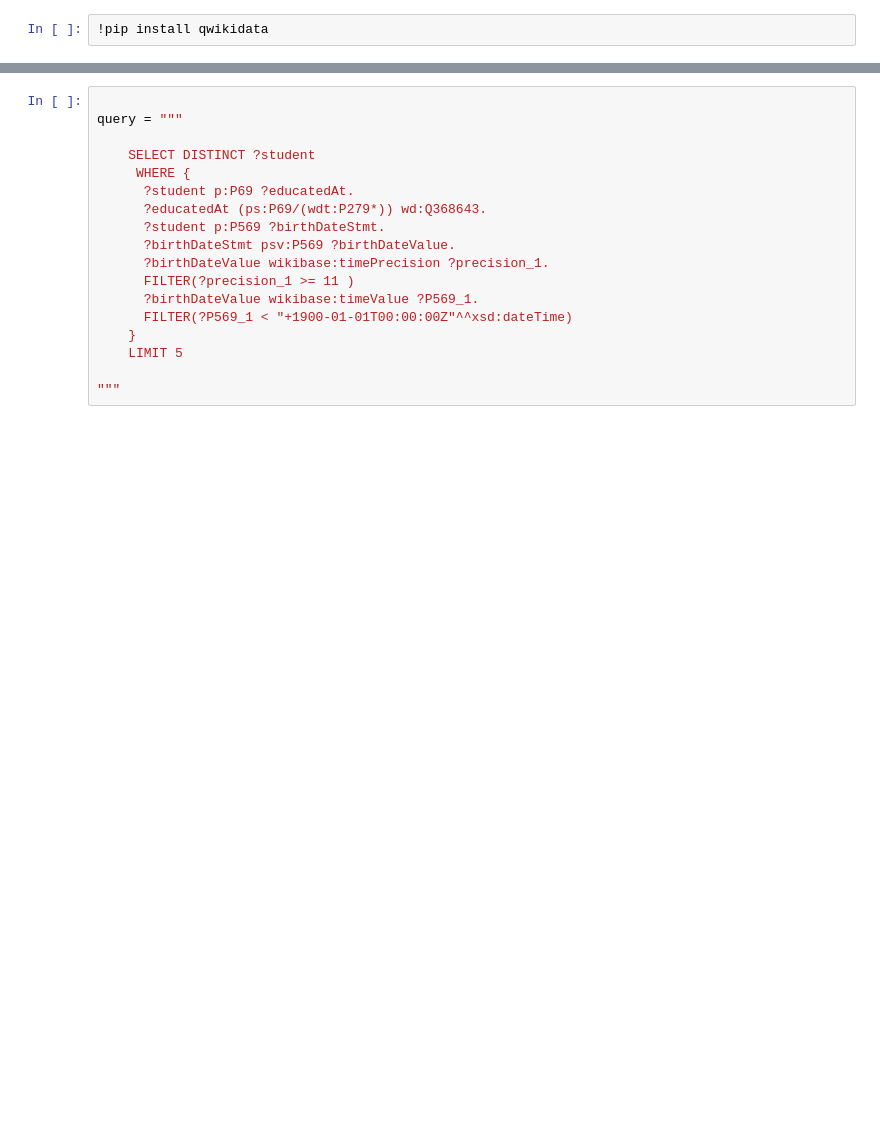
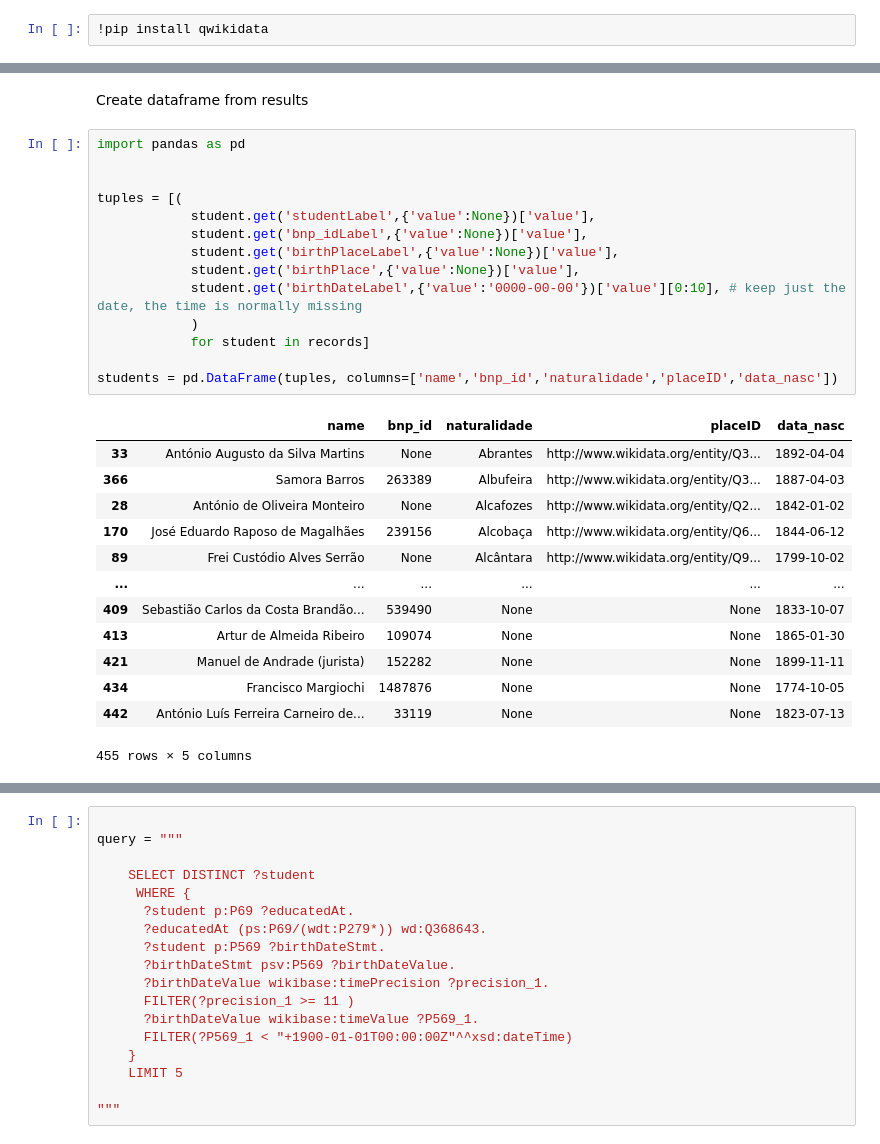
Before and after one commit to joaquimrcarvalho/fauc1537-1919, a Jupyter notebook: notebooks/995-linked_data_sandbox.ipynb, the cells around one changed output, grey strips where cells are left out. Drawn from its saved outputs; the diff is of its cells as text; blank space fills up the shorter version.

Commit message:
Improve wikidata and BNP integration

```diff
--- a/notebooks/995-linked_data_sandbox.ipynb
+++ b/notebooks/995-linked_data_sandbox.ipynb
@@ -108,0 +113,30 @@ records[:4]
+# %% [markdown]
+Create dataframe from results
+# %%
+import pandas as pd
+
+
+tuples = [(
+            student.get('studentLabel',{'value':None})['value'],
+            student.get('bnp_idLabel',{'value':None})['value'],
+            student.get('birthPlaceLabel',{'value':None})['value'],
+            student.get('birthPlace',{'value':None})['value'],
+            student.get('birthDateLabel',{'value':'0000-00-00'})['value'][0:10], # keep just the date, the time is normally missing
+            )
+            for student in records]
+
+students = pd.DataFrame(tuples, columns=['name','bnp_id','naturalidade','placeID','data_nasc'])
+# %% [output]
+|  | name | bnp_id | naturalidade | placeID | data_nasc |
+| 33 | António Augusto da Silva Martins | None | Abrantes | http://www.wikidata.org/entity/Q3... | 1892-04-04 |
+| 366 | Samora Barros | 263389 | Albufeira | http://www.wikidata.org/entity/Q3... | 1887-04-03 |
+| 28 | António de Oliveira Monteiro | None | Alcafozes | http://www.wikidata.org/entity/Q2... | 1842-01-02 |
+| 170 | José Eduardo Raposo de Magalhães | 239156 | Alcobaça | http://www.wikidata.org/entity/Q6... | 1844-06-12 |
+| 89 | Frei Custódio Alves Serrão | None | Alcântara | http://www.wikidata.org/entity/Q9... | 1799-10-02 |
+| ... | ... | ... | ... | ... | ... |
+| 409 | Sebastião Carlos da Costa Brandão... | 539490 | None | None | 1833-10-07 |
+| 413 | Artur de Almeida Ribeiro | 109074 | None | None | 1865-01-30 |
+| 421 | Manuel de Andrade (jurista) | 152282 | None | None | 1899-11-11 |
+| 434 | Francisco Margiochi | 1487876 | None | None | 1774-10-05 |
+| 442 | António Luís Ferreira Carneiro de... | 33119 | None | None | 1823-07-13 |
+455 rows × 5 columns
```
Also changed, not shown: parts of 8 cells of this notebook, 1 other file.
